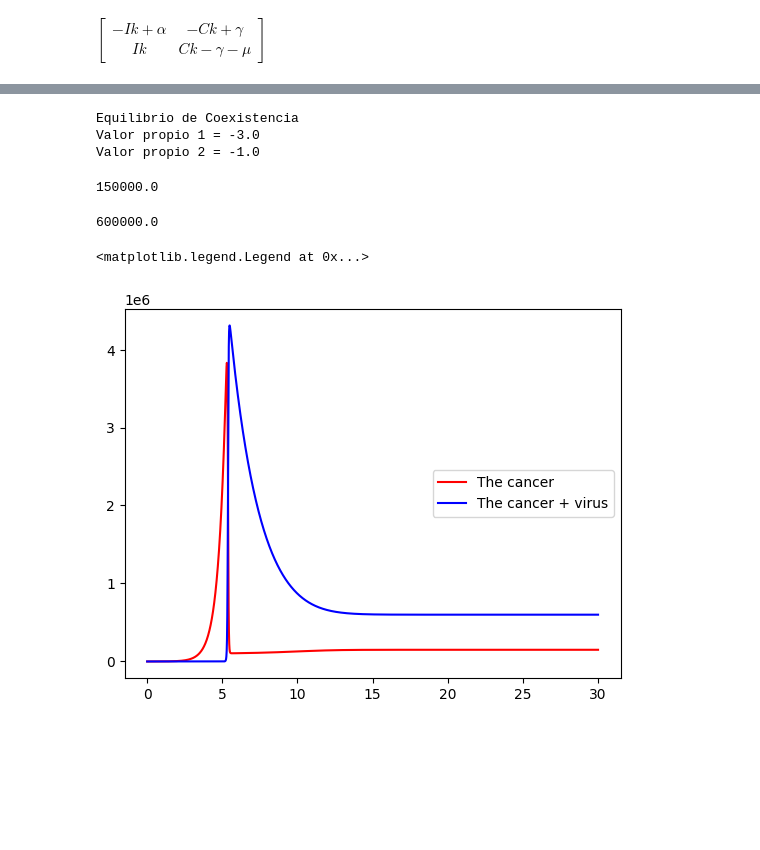
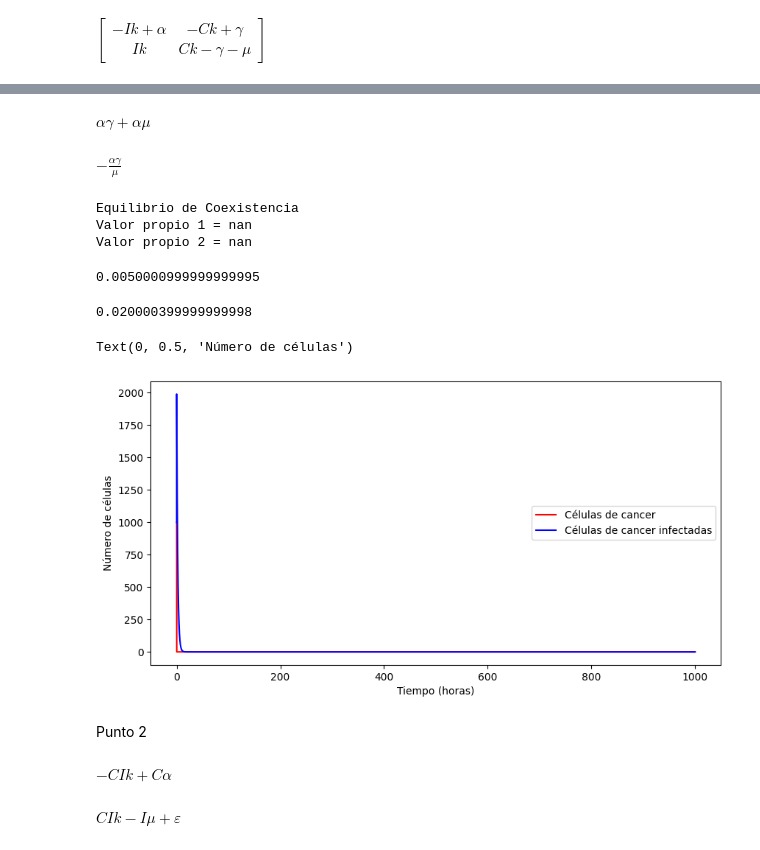
Before and after one commit to SergioPachonDotor/MAIM, a Jupyter notebook: Tarea_4/Punto_1.ipynb, the cells around one changed output, grey strips where cells are left out. Drawn from its saved outputs; the diff is of its cells as text; code cells hidden in the pictures; blank space fills up the shorter version.

```diff
--- a/Tarea_4/Punto_1.ipynb
+++ b/Tarea_4/Punto_1.ipynb
@@ -71,15 +77,23 @@ Valor propio 2 = α
+# %%
+Jaceq.det()
+# %% [output]
+$\displaystyle α γ + α μ$
+# %%
+sym.simplify(Jaceq.trace())
+# %% [output]
+$\displaystyle - \frac{α γ}{μ}$
 # %%
 # Parámetros
 
 α = 2 # 1/hora *
-γ = 1 # 1/hora (0.81 - 2) ; (Oscila con valores < 0.8) -> 560 = Caos; 565 rango máximo
-k = 0.00001 # 1/hora
+γ = 0.00001 # 1/hora (0.81 - 2) ; (Oscila con valores < 0.8) -> 560 = Caos; 565 rango máximo
+k = 100
 μ = 0.5 # 1/hora *
-C0 = 100 # Cancer Inicial
-I0 = 1  # Cancer + Virus Inicial
+C0 = 1000 # Cancer Inicial
+I0 = 1000  # Cancer + Virus Inicial
 
 dt = 0.01
-tmax = 30
+tmax = 1000
 steps = int(tmax/dt)
 
 def model(z, t):
@@ -100,25 +114,27 @@ print(f"Valor propio 1 = {(-α*γ - np.sqrt(α*(α*γ**2 - 4*γ*μ**2 - 4*μ**3)
 print(f"Valor propio 2 = {(-α*γ + np.sqrt(α*(α*γ**2 - 4*γ*μ**2 - 4*μ**3)))/(2*μ)}")
 # %% [output]
 Equilibrio de Coexistencia
-Valor propio 1 = -3.0
-Valor propio 2 = -1.0
+Valor propio 1 = nan
+Valor propio 2 = nan
 # %%
 # C
 (γ + μ)/k
 # %% [output]
-150000.0
+0.0050000999999999995
 # %%
 # I
 α*(γ + μ)/(k*μ)
 # %% [output]
-600000.0
+0.020000399999999998
 # %%
-plt.plot(t, solC, color='red', label='The cancer')
-plt.plot(t, solI, color='blue', label='The cancer + virus')
+fig, ax = plt.subplots(figsize=(10, 5))
+plt.plot(t, solC, color='red', label='Células de cancer')
+plt.plot(t, solI, color='blue', label='Células de cancer infectadas')
 plt.legend(loc=5)
-# plt.yscale('log')
-# plt.xlim(400, 500)
-# plt.ylim(0, 0.5*1*10**6)
+plt.xlabel('Tiempo (horas)')
+plt.ylabel('Número de células')
 # %% [output]
-<matplotlib.legend.Legend at 0x...>
+Text(0, 0.5, 'Número de células')
-[figure, old version]
+[figure, new version]
+# %% [markdown]
+Punto 2
@@ -124,0 +152,8 @@ plt.legend(loc=5)
+# %%
+dCdt
+# %% [output]
+$\displaystyle - C I k + C α$
+# %%
+dIdt
+# %% [output]
+$\displaystyle C I k - I μ + ε$
```
Also changed, not shown: parts of 24 cells of this notebook, 1 other file.
